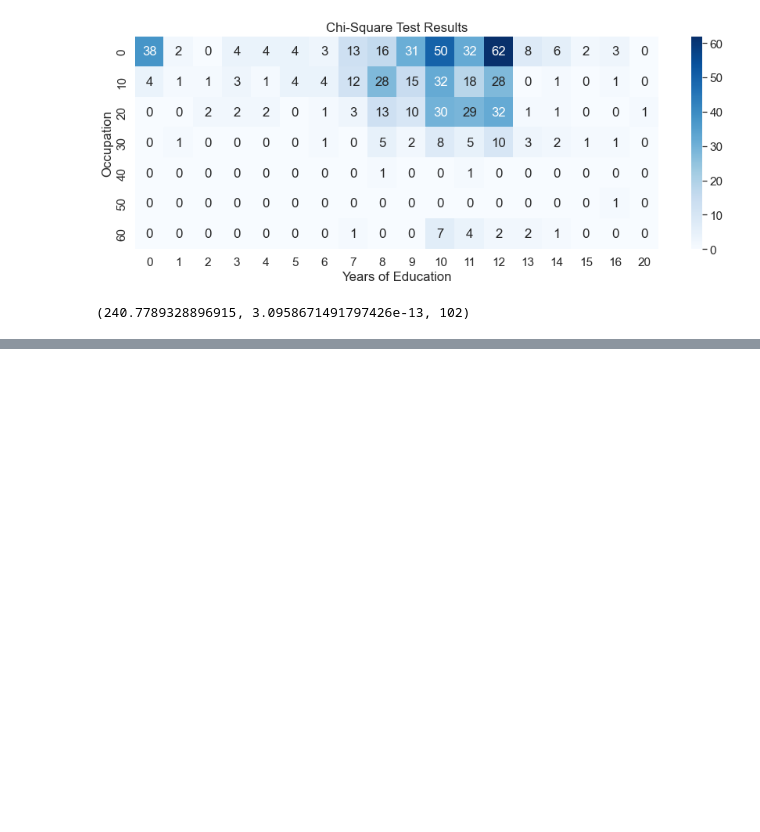
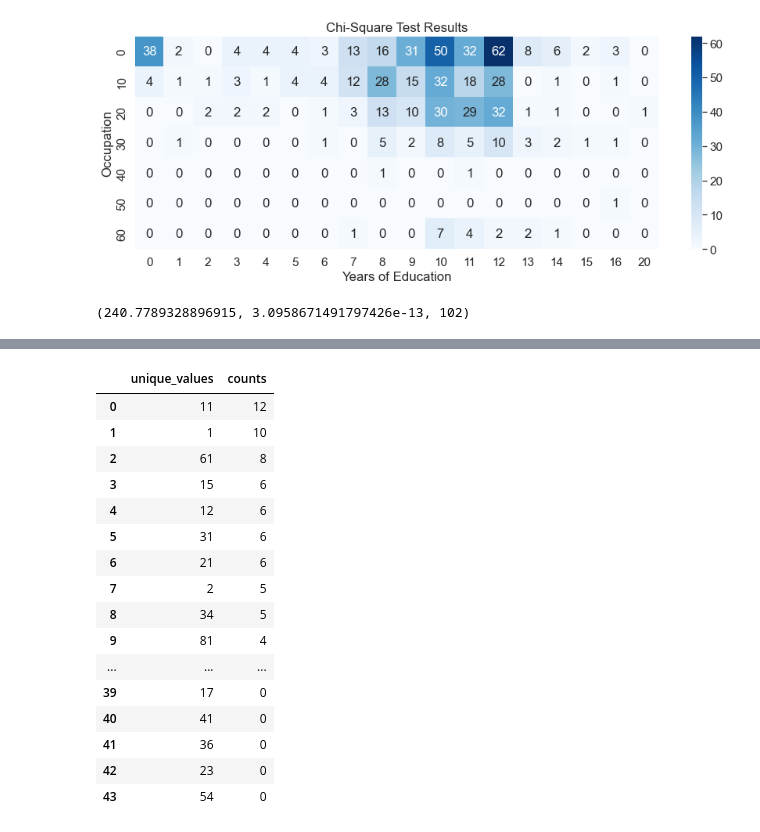
Before and after one commit to data301-2021-winter1/project-group27-project, a Jupyter notebook: notebooks/anaylsis2.ipynb, the cells around one changed output, grey strips where cells are left out. Drawn from its saved outputs; the diff is of its cells as text; code cells hidden in the pictures; blank space fills up the shorter version.

```diff
--- a/notebooks/anaylsis2.ipynb
+++ b/notebooks/anaylsis2.ipynb
@@ -651,4 +638,0 @@ Does age factor in the crime of alcohol addiction? I hypothesize that we will ge
-# %%
-crime = [1]
-crime1 = crime1[crime1["crime01"].isin(crime)]
-crime1
@@ -673,0 +639,24 @@ Name: sex, dtype: int64
+# %%
+df1 = crime[crime["age"].between(18,22)]
+df2 = df1[df1["sex"] == 1]
+Mix = df2[df2["race"] == 1]
+Table = Mix["crime01"].value_counts().rename_axis('unique_values').reset_index(name='counts')
+Table
+# %% [output]
+|  | unique_values | counts |
+| 0 | 11 | 12 |
+| 1 | 1 | 10 |
+| 2 | 61 | 8 |
+| 3 | 15 | 6 |
+| 4 | 12 | 6 |
+| 5 | 31 | 6 |
+| 6 | 21 | 6 |
+| 7 | 2 | 5 |
+| 8 | 34 | 5 |
+| 9 | 81 | 4 |
+| ... | ... | ... |
+| 39 | 17 | 0 |
+| 40 | 41 | 0 |
+| 41 | 36 | 0 |
+| 42 | 23 | 0 |
+| 43 | 54 | 0 |
```
Also changed, not shown: parts of 30 cells of this notebook.
